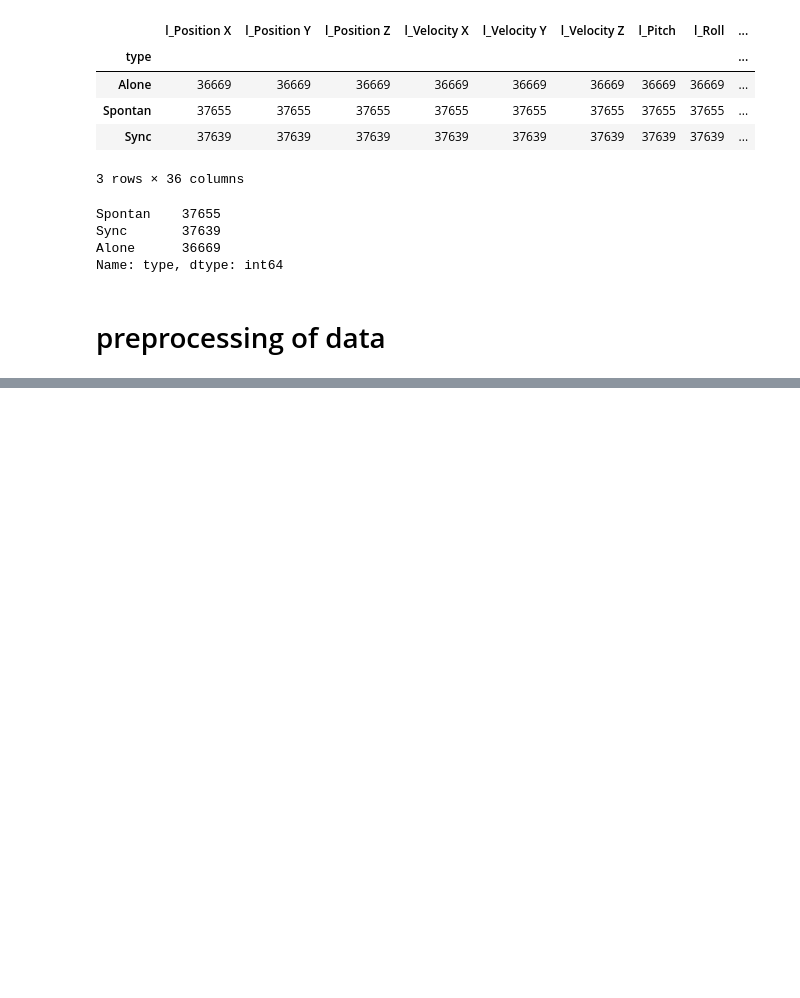
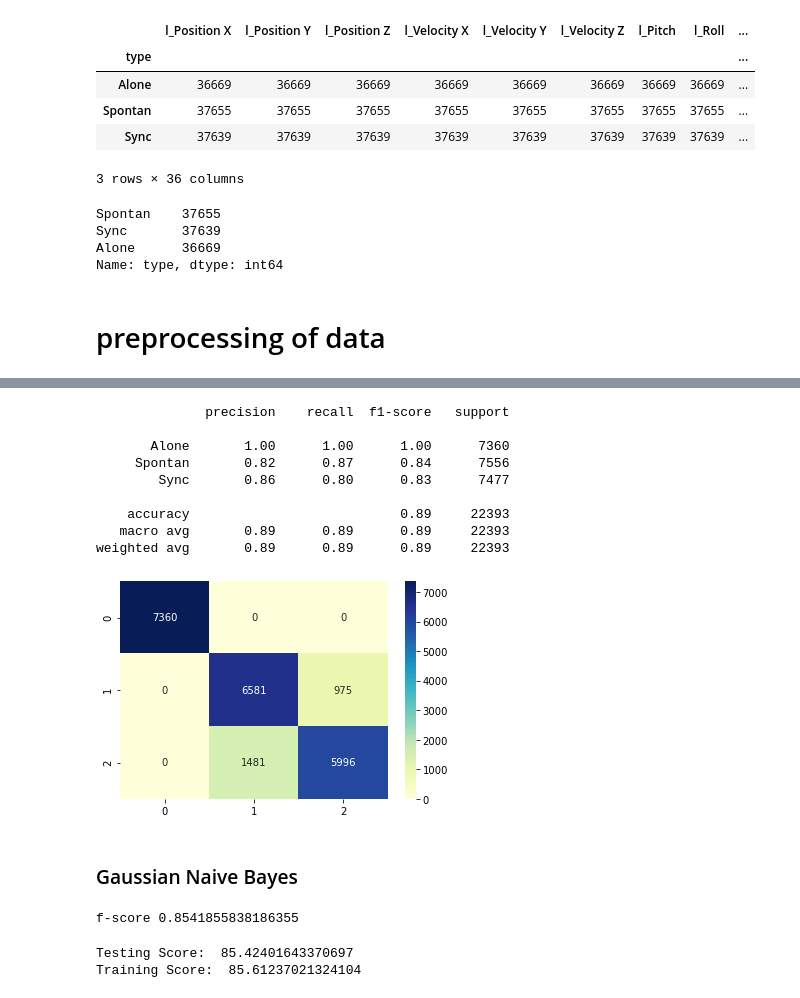
Before and after one commit to TaliaSeada/Data-Science-Research, a Jupyter notebook: Harnessing Machine Learning for interpersonal physical alignment.ipynb, the cells around one changed output, grey strips where cells are left out. Saved outputs shown, nothing was run; the diff lists cells and outputs as text; code cells hidden in the pictures; blank space fills up the shorter version.

```diff
--- a/Harnessing Machine Learning for interpersonal physical alignment.ipynb
+++ b/Harnessing Machine Learning for interpersonal physical alignment.ipynb
@@ -634,0 +480,4 @@ weighted avg       0.90      0.88      0.88     33127
+# %%
+lr=LogisticRegression()
+lr.fit(X_train,y_train)
+lr_pred = lr.predict(X_valid)
@@ -634,0 +510,18 @@ weighted avg       0.90      0.88      0.88     33127
+# %%
+con_mat = confusion_matrix(y_valid, lr_pred)
+f, ax = plt.subplots(figsize=(6, 4))
+sns.heatmap(con_mat, annot=True, fmt='g',cmap="YlGnBu")
+print(classification_report(y_valid, lr_pred))
+# %% [output]
+              precision    recall  f1-score   support
+
+       Alone       1.00      1.00      1.00      7360
+     Spontan       0.82      0.87      0.84      7556
+        Sync       0.86      0.80      0.83      7477
+
+    accuracy                           0.89     22393
+   macro avg       0.89      0.89      0.89     22393
+weighted avg       0.89      0.89      0.89     22393
+[figure, added]
+# %% [markdown]
+### Gaussian Naive Bayes
@@ -634,0 +532,13 @@ weighted avg       0.90      0.88      0.88     33127
+# %%
+#f-score:
+f=f1_score(y_valid, gnb_pred,average='weighted')
+print('f-score', f)
+# %% [output]
+f-score 0.8541855838186355
+# %%
+#Accuracy:
+print("Testing Score: ",gnb.score(X_valid,y_valid)*100)
+print("Training Score: ",gnb.score(X_train, y_train)*100)
+# %% [output]
+Testing Score:  85.42401643370697
+Training Score:  85.61237021324104
```
Also changed, not shown: parts of 106 cells of this notebook, 1 other file.
